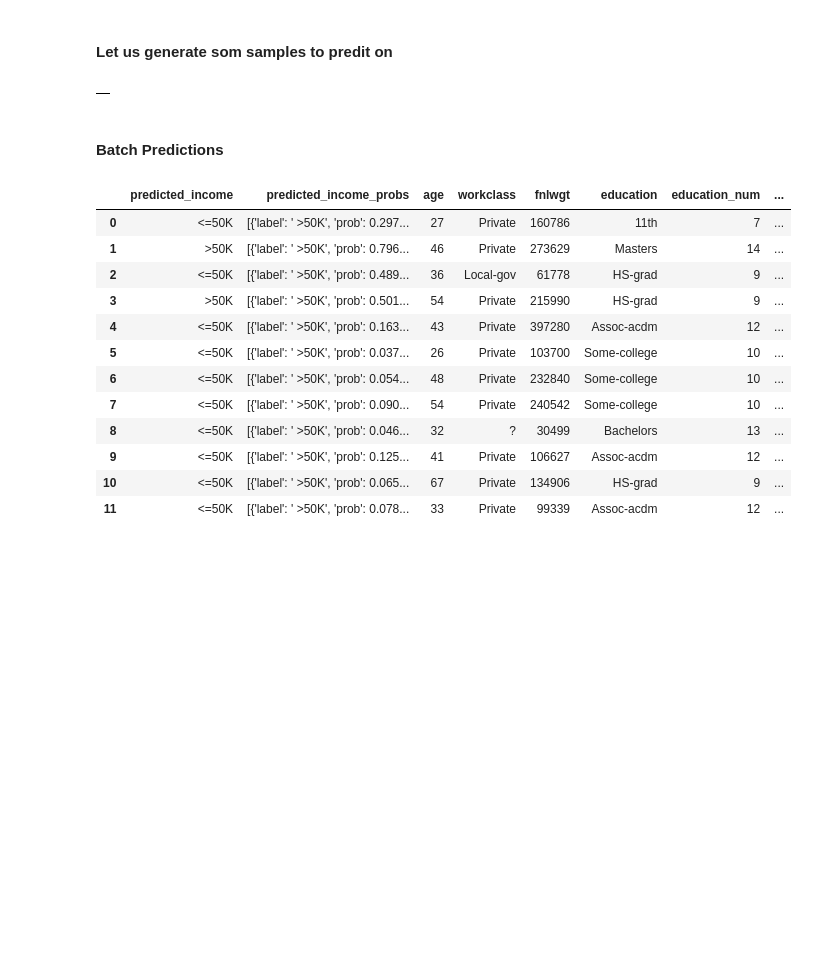
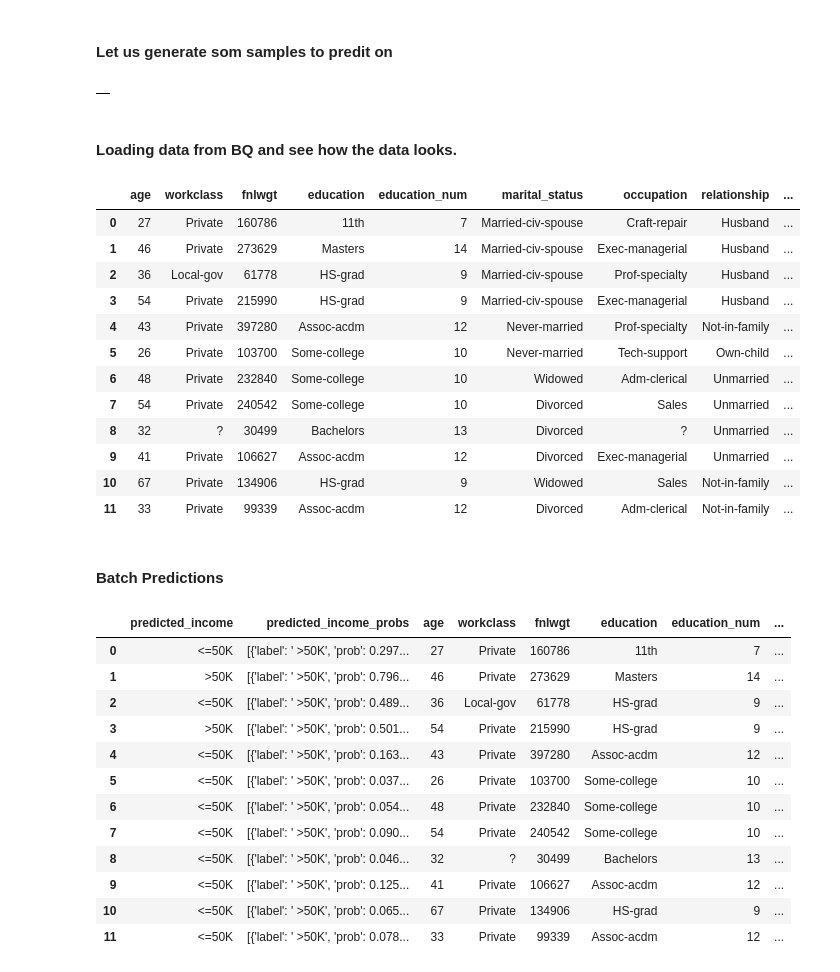
Before and after one commit to HenrikWarf/notebook-demo1, a Jupyter notebook: notebook-demo3-BQML.ipynb, the cells around one changed output. Cells and saved outputs as stored; diff of their text form; code cells hidden in the pictures; blank space fills up the shorter version.

```diff
--- a/notebook-demo3-BQML.ipynb
+++ b/notebook-demo3-BQML.ipynb
@@ -124,3 +124,5 @@ WHERE RAND() < 0.0005
 )
 # %% [output]
 |  |
+# %% [markdown]
+#### Loading data from BQ and see how the data looks.
@@ -127,3 +133,19 @@ WHERE RAND() < 0.0005
+# %%
+prediction_data
+# %% [output]
+|  | age | workclass | fnlwgt | education | education_num | marital_status | occupation | relationship | ... |
+| 0 | 27 | Private | 160786 | 11th | 7 | Married-civ-spouse | Craft-repair | Husband | ... |
+| 1 | 46 | Private | 273629 | Masters | 14 | Married-civ-spouse | Exec-managerial | Husband | ... |
+| 2 | 36 | Local-gov | 61778 | HS-grad | 9 | Married-civ-spouse | Prof-specialty | Husband | ... |
+| 3 | 54 | Private | 215990 | HS-grad | 9 | Married-civ-spouse | Exec-managerial | Husband | ... |
+| 4 | 43 | Private | 397280 | Assoc-acdm | 12 | Never-married | Prof-specialty | Not-in-family | ... |
+| 5 | 26 | Private | 103700 | Some-college | 10 | Never-married | Tech-support | Own-child | ... |
+| 6 | 48 | Private | 232840 | Some-college | 10 | Widowed | Adm-clerical | Unmarried | ... |
+| 7 | 54 | Private | 240542 | Some-college | 10 | Divorced | Sales | Unmarried | ... |
+| 8 | 32 | ? | 30499 | Bachelors | 13 | Divorced | ? | Unmarried | ... |
+| 9 | 41 | Private | 106627 | Assoc-acdm | 12 | Divorced | Exec-managerial | Unmarried | ... |
+| 10 | 67 | Private | 134906 | HS-grad | 9 | Widowed | Sales | Not-in-family | ... |
+| 11 | 33 | Private | 99339 | Assoc-acdm | 12 | Divorced | Adm-clerical | Not-in-family | ... |
 # %% [markdown]
 #### Batch Predictions
 # %%
```
Also changed, not shown: parts of 4 cells of this notebook, 3 other files.
